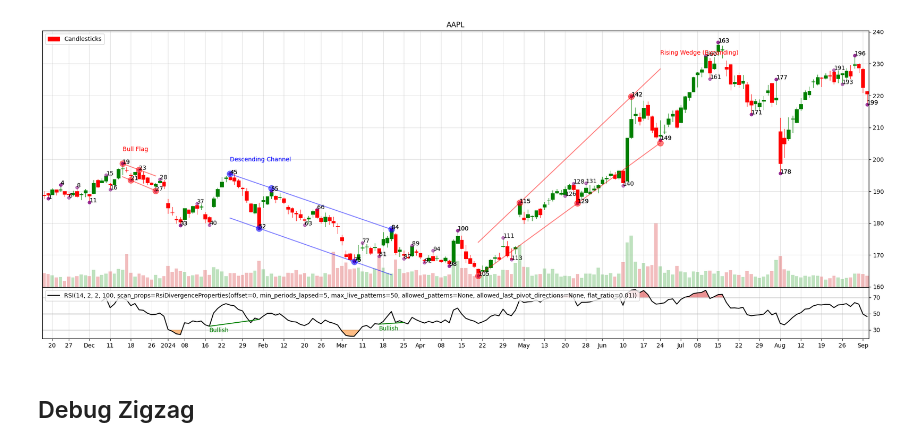
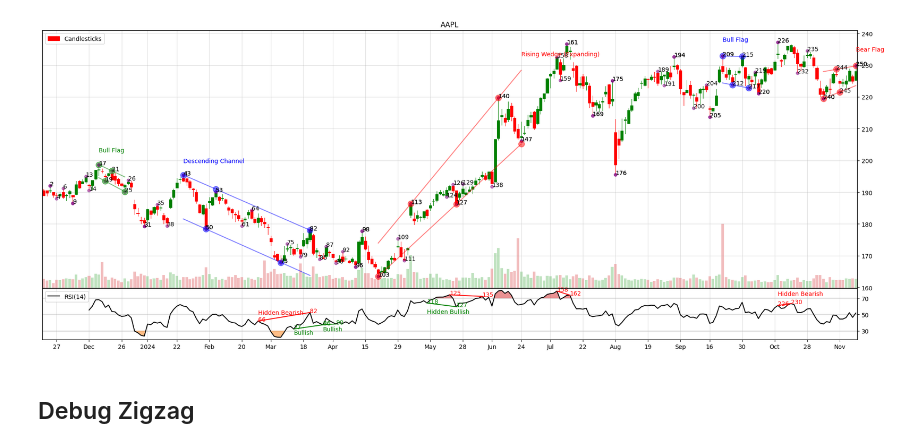
Before and after one commit to furechan/mplchart, a Jupyter notebook: examples/plot-trendlines.ipynb, the cells around one changed output. Cells and saved outputs as stored; diff of their text form; code cells hidden in the pictures.

```diff
--- a/examples/plot-trendlines.ipynb
+++ b/examples/plot-trendlines.ipynb
@@ -9,36 +10,35 @@ prices = yf.Ticker(ticker).history(period="1y")
 # %%
 # Configure pattern scanning
 scan_props = TrendLineProperties(
         number_of_pivots=5,
         error_ratio=1e-6,
     )
 
 scan_props_pf = TrendLineProperties(
         number_of_pivots=4,
         error_ratio=1e-6,
 )
 
 scan_props_rsi = RsiDivergenceProperties(
-    flat_ratio=0.01,
+    flat_ratio=0.005,
 )
 
 indicators = [
     Candlesticks(colorup="green", colordn="red"),
     Volume(),
     TrendLine(backcandels=2, forwardcandels=2, pivot_limit=100, show_pivots=True, scan_props=scan_props_pf),
     TrendLine(backcandels=5, forwardcandels=5, pivot_limit=50, show_pivots=True, scan_props=scan_props),
-    #RSI()
-    RSI(backcandels=2, forwardcandels=2, pivot_limit=100, scan_props=scan_props_rsi),
+    RSI(),
+    RSIDIV(backcandels=2, forwardcandels=2, show_pivots=True, scan_props=scan_props_rsi) | SameAxes(),
     # SMA(50),
     # SMA(200),
     # MACD(),
 ]
 
-daily = prices.iloc[0:200]
 chart = Chart(title=ticker, figsize=(20, 8), max_ticks=90)
-chart.plot(daily, indicators)
+chart.plot(prices, indicators)
 # %% [output]
-[figure, old version]
+[figure, new version]
 # %% [markdown]
 ## Debug Zigzag
 # %%
```
Also changed, not shown: parts of 1 cell of this notebook, 4 other files.
